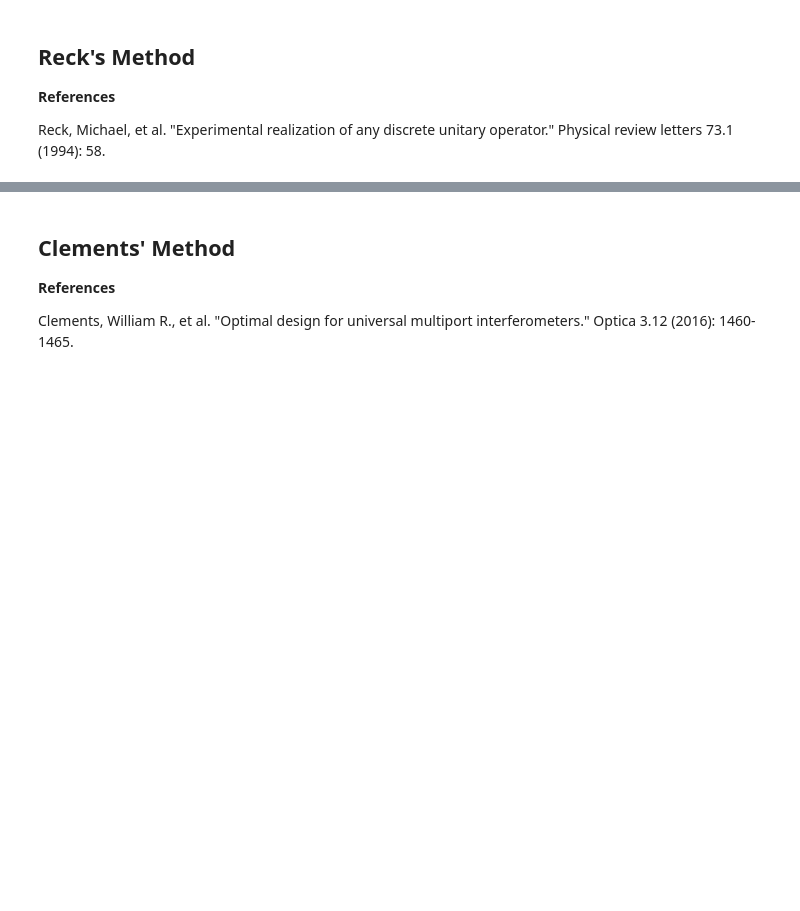
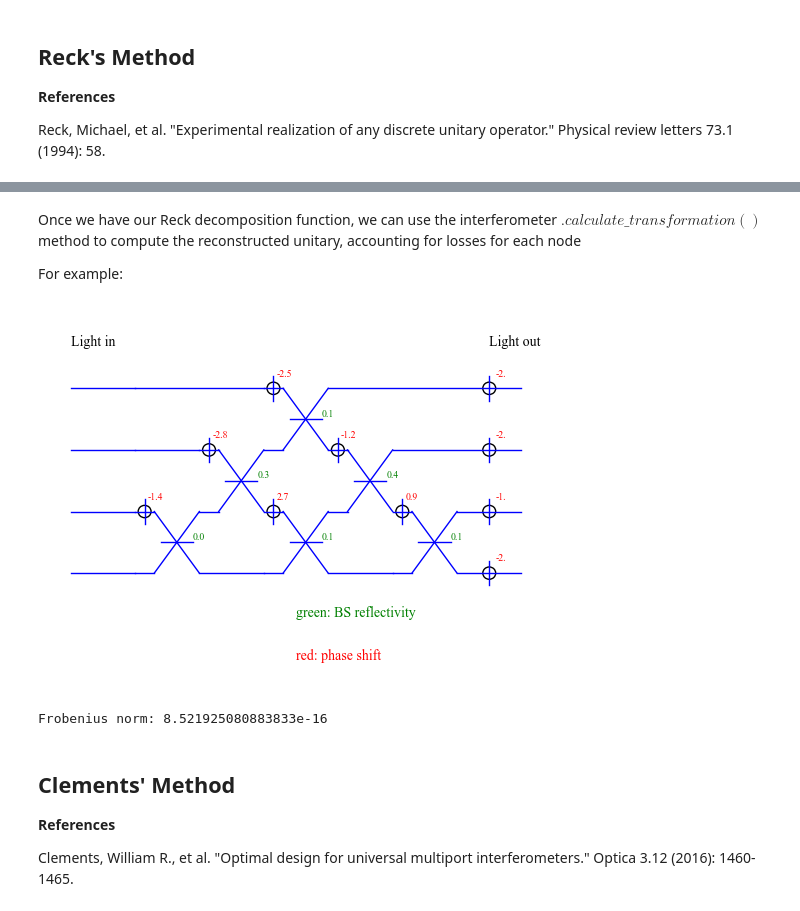
Before and after one commit to AndreaBarletta/fidelity-SGMZI, a Jupyter notebook: notebook.ipynb, the cells around one changed output, grey strips where cells are left out. Saved outputs shown, nothing was run; the diff lists cells and outputs as text; code cells hidden in the pictures; blank space fills up the shorter version.

```diff
--- a/notebook.ipynb
+++ b/notebook.ipynb
@@ -97,3 +73,38 @@ def reconstruct_reck(phis, thetas, alphas, LN_dB=0):
+# %%
+def decompose_reck(U):
+    """Decompose a unitary matrix into a sequence of beamsplitters."""
+    I = itf()
+    N = int(np.sqrt(U.size))
+    for ii in range(N-1):
+        for jj in range(N-1-ii):
+            modes = [N - jj - 1, N - jj]
+            theta = my_atan(U[ii, N - 1 - jj], U[ii, N - 2 - jj])
+            phi = -my_angle(-U[ii, N - 1 - jj], U[ii, N - 2 - jj])
+            invT = np.eye(N, dtype=np.complex128)
+            invT[modes[0]-1, modes[0]-1] = np.exp(-1j * phi) * np.cos(theta)
+            invT[modes[0]-1, modes[1]-1] = np.exp(-1j * phi) * np.sin(theta)
+            invT[modes[1]-1, modes[0]-1] = -np.sin(theta)
+            invT[modes[1]-1, modes[1]-1] = np.cos(theta)
+            U = np.matmul(U, invT)
+            I.BS_list.append(bs(modes[0], modes[1], theta, phi))
+    phases = np.diag(U)
+    I.output_phases = [np.angle(i) for i in phases]
+    return I
+# %% [markdown]
+Once we have our Reck decomposition function, we can use the interferometer $.calculate\_transformation()$ method to compute the reconstructed unitary, accounting for losses for each node
+
+For example:
+# %%
+U = random_unitary(10)
+I = decompose_reck(U)
+I.draw()
+
+Uexp = I.calculate_transformation()
+
+print("Frobenius norm:", np.linalg.norm(Uexp - U))
+# %% [output]
+[figure, added]
+Frobenius norm: 8.521925080883833e-16
 # %% [markdown]
 ## Clements' Method
 **References**
```
Also changed, not shown: parts of 18 cells of this notebook, 3 other files.
